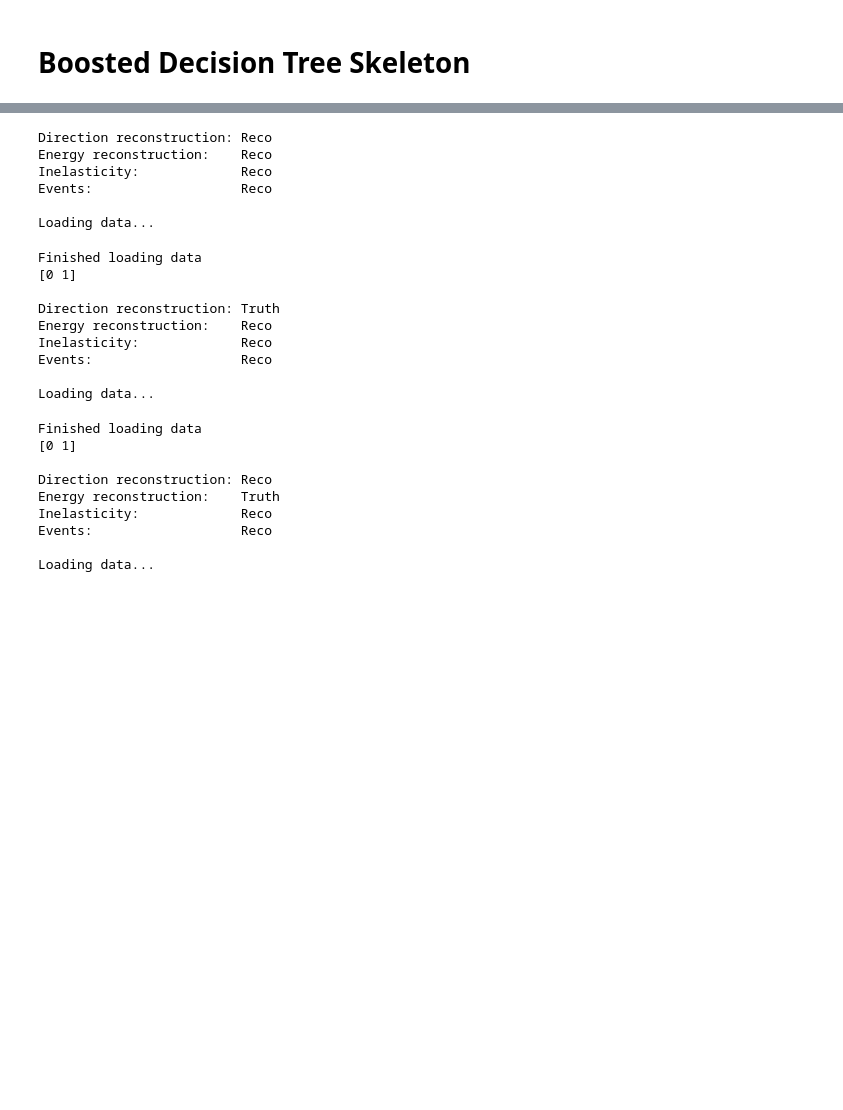
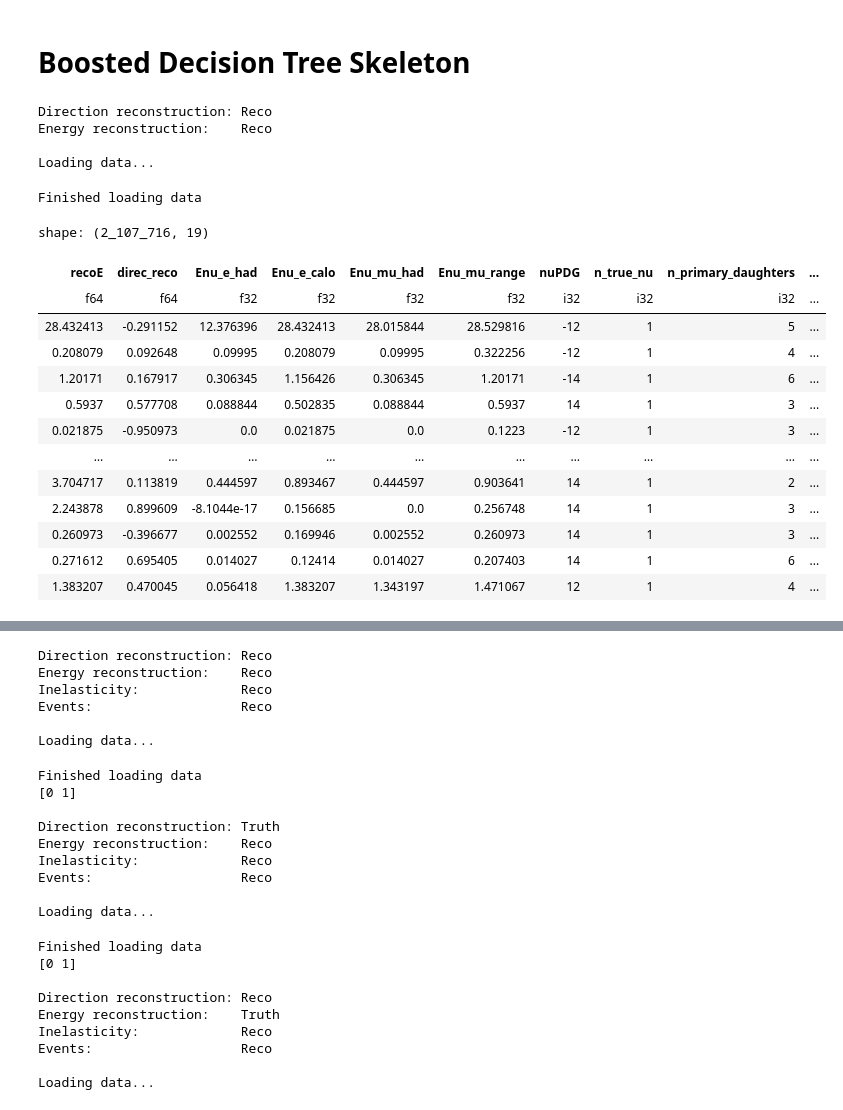
Before and after one commit to bristol-dune/atmospherics-tools, a Jupyter notebook: fast-osc-feedback/BDT-Skeleton.ipynb, the cells around one changed output, grey strips where cells are left out. Saved outputs shown, nothing was run; the diff lists cells and outputs as text; code cells hidden in the pictures; blank space fills up the shorter version.

```diff
--- a/fast-osc-feedback/BDT-Skeleton.ipynb
+++ b/fast-osc-feedback/BDT-Skeleton.ipynb
@@ -7,7 +7,7 @@ import polars as pl
 
 from fastfeedback import DataManager, Method
 
-method = 0b11
+method = 0b00
 direc_reco = Method.Truth if method & 1 << 0 else Method.Reco
 energy_reco = Method.Truth if method & 1 << 1 else Method.Reco
 
@@ -72,35 +72,55 @@ event_daughters_reco_df = event_daughters_df[
     "reco_ok",
     "n_reco_pfps",
     "n_reco_tracks",
     "single_hits_energy",
     "n_reco_muons_pions",
     "n_reco_protons",
     "n_reco_showers",
 ]
 
 electron_mask = pl.col("nuPDG").abs() == 12
 muon_mask = pl.col("nuPDG").abs() == 14
 
 electron_inelasticity = 1 - (pl.col("Enu_e_had") / pl.col("Enu_e_calo"))
 muon_inelasticity = 1 - (pl.col("Enu_mu_had") / pl.col("Enu_mu_range"))
 
 data: pl.DataFrame = (
-    pl.concat([df, df2, event_daughters_reco_df], how="horizontal")
+    pl.concat([df, df2, event_daughters_true_df], how="horizontal")
     .filter(pl.col("reco_ok") == True)
     .filter(pl.col("direc_reco") != 0)
     .with_columns(
         pl.when(electron_mask)
         .then(electron_inelasticity)
         .when(muon_mask)
         .then(muon_inelasticity)
         .otherwise(None)
         .alias("reco_inelasticity")
     )
-    # .drop("true_inelasticity")
+    .drop("true_inelasticity")
     .drop_nulls()
 )
 
 data
+# %% [output]
+Direction reconstruction: Reco
+Energy reconstruction:    Reco
+
+Loading data...
+Finished loading data
+shape: (2_107_716, 19)
+| recoE | direc_reco | Enu_e_had | Enu_e_calo | Enu_mu_had | Enu_mu_range | nuPDG | n_true_nu | n_primary_daughters | ... |
+| f64 | f64 | f32 | f32 | f32 | f32 | i32 | i32 | i32 | ... |
+| 28.432413 | -0.291152 | 12.376396 | 28.432413 | 28.015844 | 28.529816 | -12 | 1 | 5 | ... |
+| 0.208079 | 0.092648 | 0.09995 | 0.208079 | 0.09995 | 0.322256 | -12 | 1 | 4 | ... |
+| 1.20171 | 0.167917 | 0.306345 | 1.156426 | 0.306345 | 1.20171 | -14 | 1 | 6 | ... |
+| 0.5937 | 0.577708 | 0.088844 | 0.502835 | 0.088844 | 0.5937 | 14 | 1 | 3 | ... |
+| 0.021875 | -0.950973 | 0.0 | 0.021875 | 0.0 | 0.1223 | -12 | 1 | 3 | ... |
+| … | … | … | … | … | … | … | … | … | ... |
+| 3.704717 | 0.113819 | 0.444597 | 0.893467 | 0.444597 | 0.903641 | 14 | 1 | 2 | ... |
+| 2.243878 | 0.899609 | -8.1044e-17 | 0.156685 | 0.0 | 0.256748 | 14 | 1 | 3 | ... |
+| 0.260973 | -0.396677 | 0.002552 | 0.169946 | 0.002552 | 0.260973 | 14 | 1 | 3 | ... |
+| 0.271612 | 0.695405 | 0.014027 | 0.12414 | 0.014027 | 0.207403 | 14 | 1 | 6 | ... |
+| 1.383207 | 0.470045 | 0.056418 | 1.383207 | 1.343197 | 1.471067 | 12 | 1 | 4 | ... |
 # %%
 import matplotlib.pyplot as plt
 
```
Also changed, not shown: parts of 5 cells of this notebook, 1 other file.
